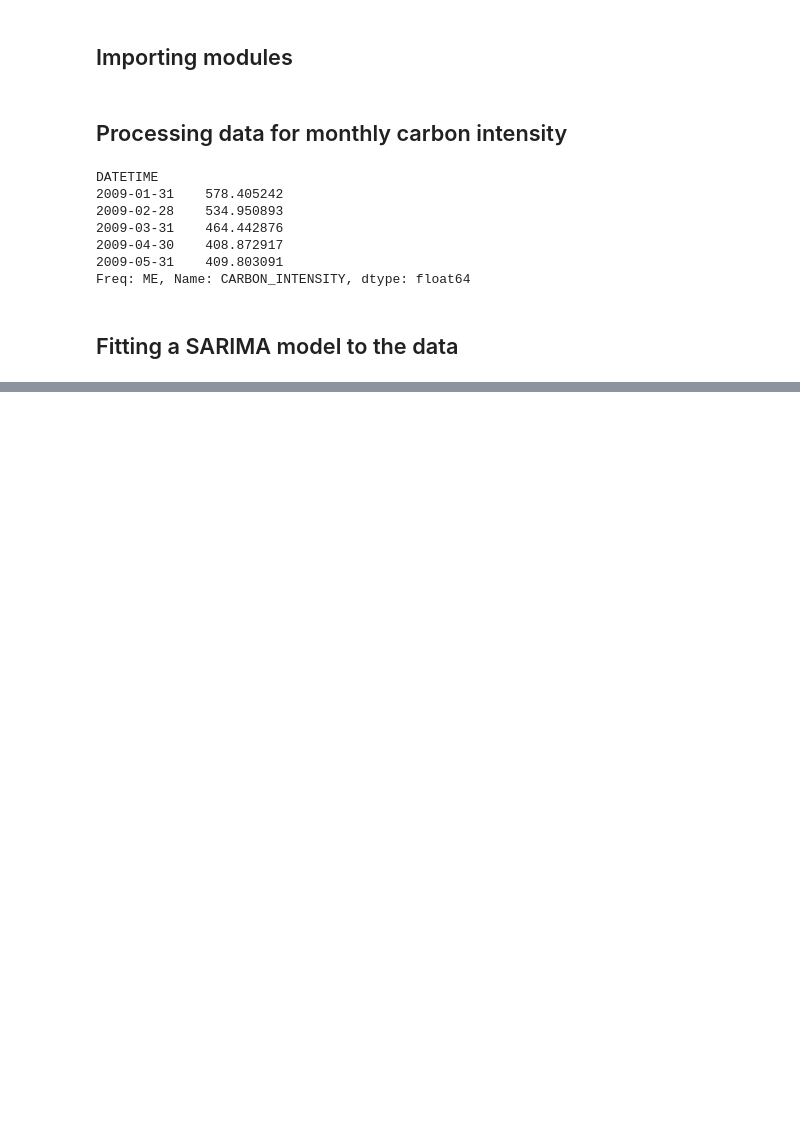
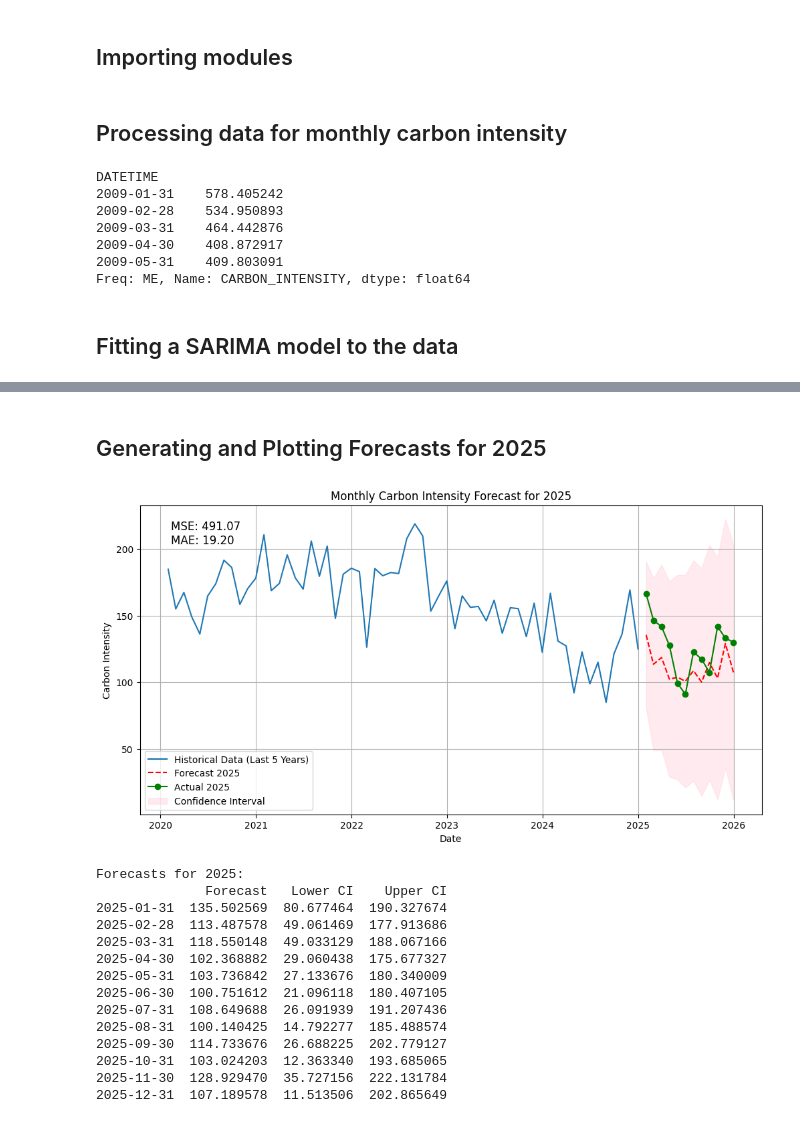
Before and after one commit to CalvoSeko/sustainable-computing-coursework-tianwei, a Jupyter notebook: code/SARIMA_forecasting.ipynb, the cells around one changed output, grey strips where cells are left out. Drawn from its saved outputs; the diff is of its cells as text; code cells hidden in the pictures; blank space fills up the shorter version.

Commit message:
initial SARIMA forecasting implemented

```diff
--- a/code/SARIMA_forecasting.ipynb
+++ b/code/SARIMA_forecasting.ipynb
@@ -51,3 +52,62 @@ Covariance Type:                              opg
 
 Warnings:
 [1] Covariance matrix calculated using the outer product of gradients (complex-step).
+# %% [markdown]
+## Generating and Plotting Forecasts for 2025 ##
+# %%
+# Forecast for 2025 (12 months)
+forecast_result = model_fit.get_forecast(steps=12)
+forecast_mean = forecast_result.predicted_mean
+forecast_ci = forecast_result.conf_int()
+
+# Get actual 2025 data for comparison
+df_2025 = df[df['DATETIME'].dt.year == 2025].copy()
+df_2025.set_index('DATETIME', inplace=True)
+# Handle resampling compatibility
+try:
+    actual_2025 = df_2025['CARBON_INTENSITY'].resample('ME').mean().dropna()
+except ValueError:
+    actual_2025 = df_2025['CARBON_INTENSITY'].resample('M').mean().dropna()
+MSE = mean_squared_error(actual_2025, forecast_mean)
+MAE = mean_absolute_error(actual_2025, forecast_mean)
+# Plotting
+plt.figure(figsize=(12, 6))
+
+# Plot recent history (last 5 years) for context
+history_subset = data_train.tail(60)
+plt.plot(history_subset.index, history_subset, label='Historical Data (Last 5 Years)')
+plt.plot(forecast_mean.index, forecast_mean, label='Forecast 2025', color='red', linestyle='--')
+plt.plot(actual_2025.index, actual_2025, label='Actual 2025', color='green', marker='o')
+plt.fill_between(forecast_mean.index,
+                 forecast_ci.iloc[:, 0],
+                 forecast_ci.iloc[:, 1], color='pink', alpha=0.3, label='Confidence Interval')
+
+plt.title('Monthly Carbon Intensity Forecast for 2025')
+plt.xlabel('Date')
+plt.ylabel('Carbon Intensity')
+plt.text(0.05, 0.95, f'MSE: {MSE:.2f}\nMAE: {MAE:.2f}', transform=plt.gca().transAxes, va='top', ha='left', fontsize=12)
+
+plt.legend()
+plt.grid(True)
+plt.show()
+
+# Display forecasts
+print("\nForecasts for 2025:")
+forecast_df = pd.DataFrame({'Forecast': forecast_mean, 'Lower CI': forecast_ci.iloc[:, 0], 'Upper CI': forecast_ci.iloc[:, 1]})
+print(forecast_df)
+# %% [output]
+[figure, added]
+Forecasts for 2025:
+              Forecast   Lower CI    Upper CI
+2025-01-31  135.502569  80.677464  190.327674
+2025-02-28  113.487578  49.061469  177.913686
+2025-03-31  118.550148  49.033129  188.067166
+2025-04-30  102.368882  29.060438  175.677327
+2025-05-31  103.736842  27.133676  180.340009
+2025-06-30  100.751612  21.096118  180.407105
+2025-07-31  108.649688  26.091939  191.207436
+2025-08-31  100.140425  14.792277  185.488574
+2025-09-30  114.733676  26.688225  202.779127
+2025-10-31  103.024203  12.363340  193.685065
+2025-11-30  128.929470  35.727156  222.131784
+2025-12-31  107.189578  11.513506  202.865649
```
Also changed, not shown: parts of 2 cells of this notebook, 3 other files.
